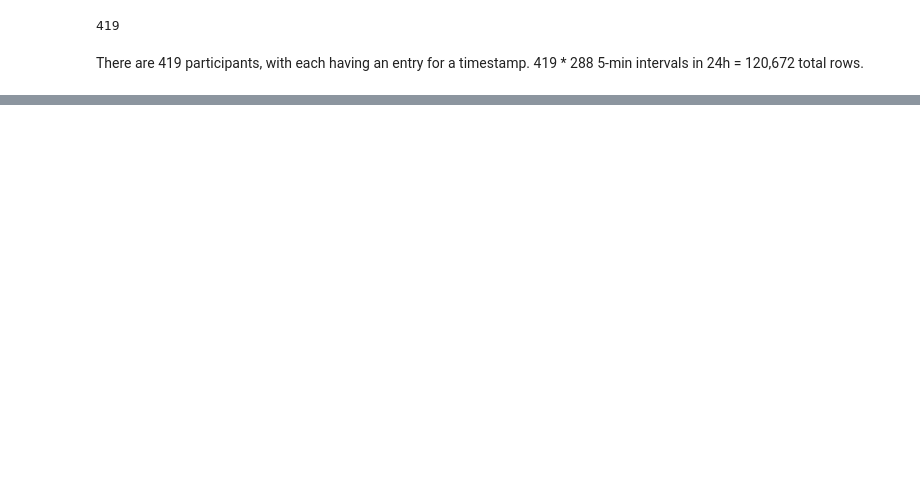
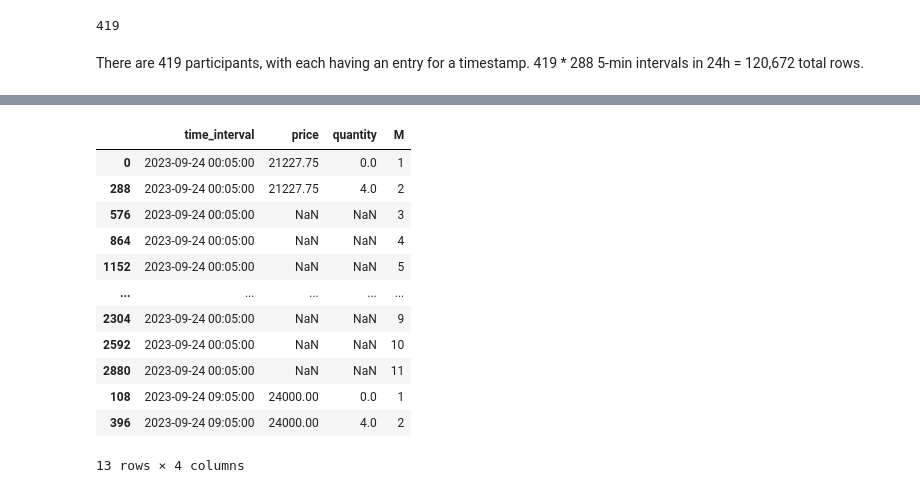
Before and after one commit to gbrosell/maroon-archers, a Jupyter notebook: WESM_EDA.ipynb, the cells around one changed output, grey strips where cells are left out. Cells and saved outputs as stored; diff of their text form; code cells hidden in the pictures; blank space fills up the shorter version.

```diff
--- a/WESM_EDA.ipynb
+++ b/WESM_EDA.ipynb
@@ -170,0 +568,18 @@ There are 419 participants, with each having an entry for a timestamp.
+# %%
+bidding_df_no_duplicates = bidding_df.drop_duplicates(subset=['price', 'quantity', 'M'])#.reset_index(drop=True)
+bidding_df_no_duplicates = bidding_df_no_duplicates.sort_values(by='time_interval')
+bidding_df_no_duplicates
+# %% [output]
+|  | time_interval | price | quantity | M |
+| 0 | 2023-09-24 00:05:00 | 21227.75 | 0.0 | 1 |
+| 288 | 2023-09-24 00:05:00 | 21227.75 | 4.0 | 2 |
+| 576 | 2023-09-24 00:05:00 | NaN | NaN | 3 |
+| 864 | 2023-09-24 00:05:00 | NaN | NaN | 4 |
+| 1152 | 2023-09-24 00:05:00 | NaN | NaN | 5 |
+| ... | ... | ... | ... | ... |
+| 2304 | 2023-09-24 00:05:00 | NaN | NaN | 9 |
+| 2592 | 2023-09-24 00:05:00 | NaN | NaN | 10 |
+| 2880 | 2023-09-24 00:05:00 | NaN | NaN | 11 |
+| 108 | 2023-09-24 09:05:00 | 24000.00 | 0.0 | 1 |
+| 396 | 2023-09-24 09:05:00 | 24000.00 | 4.0 | 2 |
+13 rows × 4 columns
```
Also changed, not shown: parts of 40 cells of this notebook.
